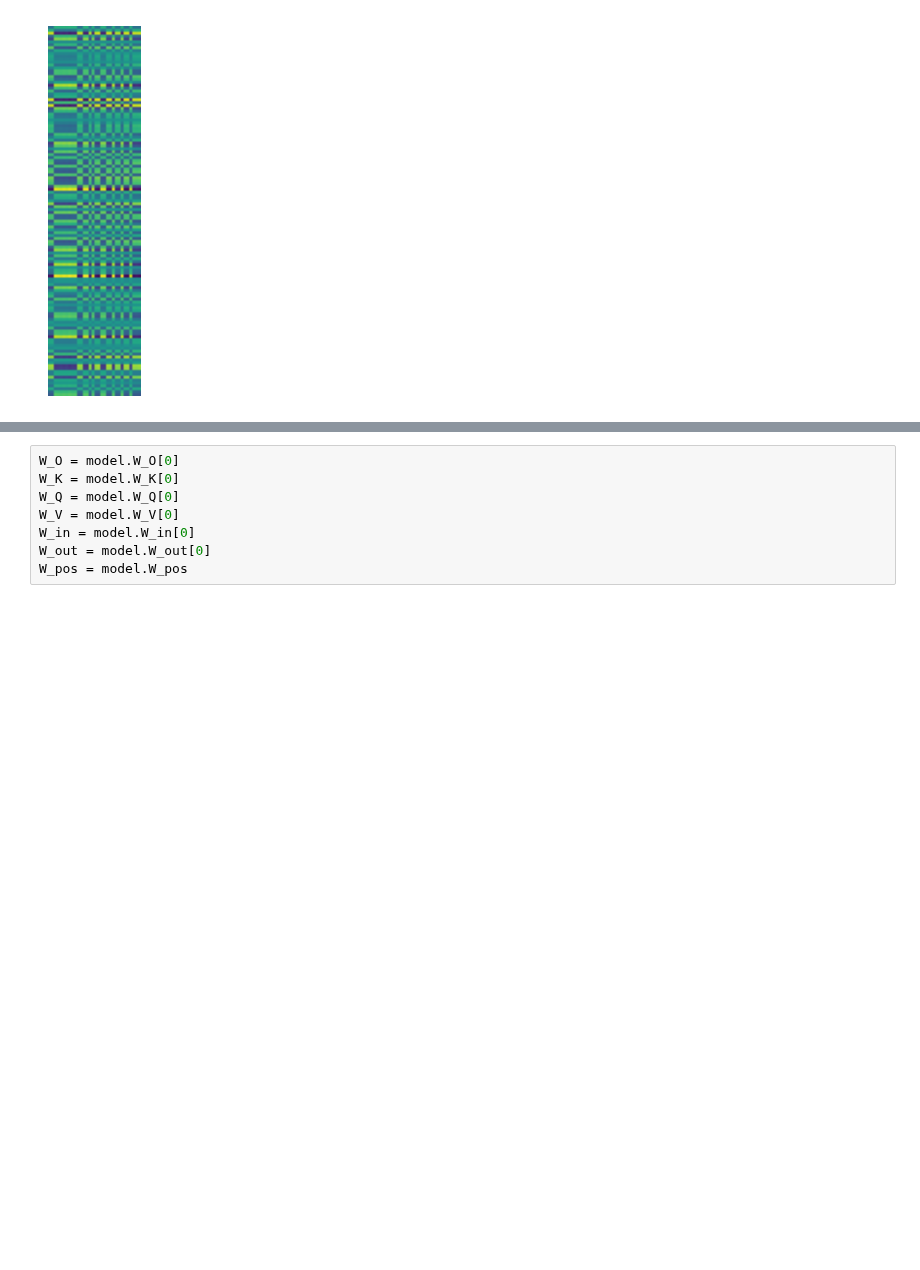
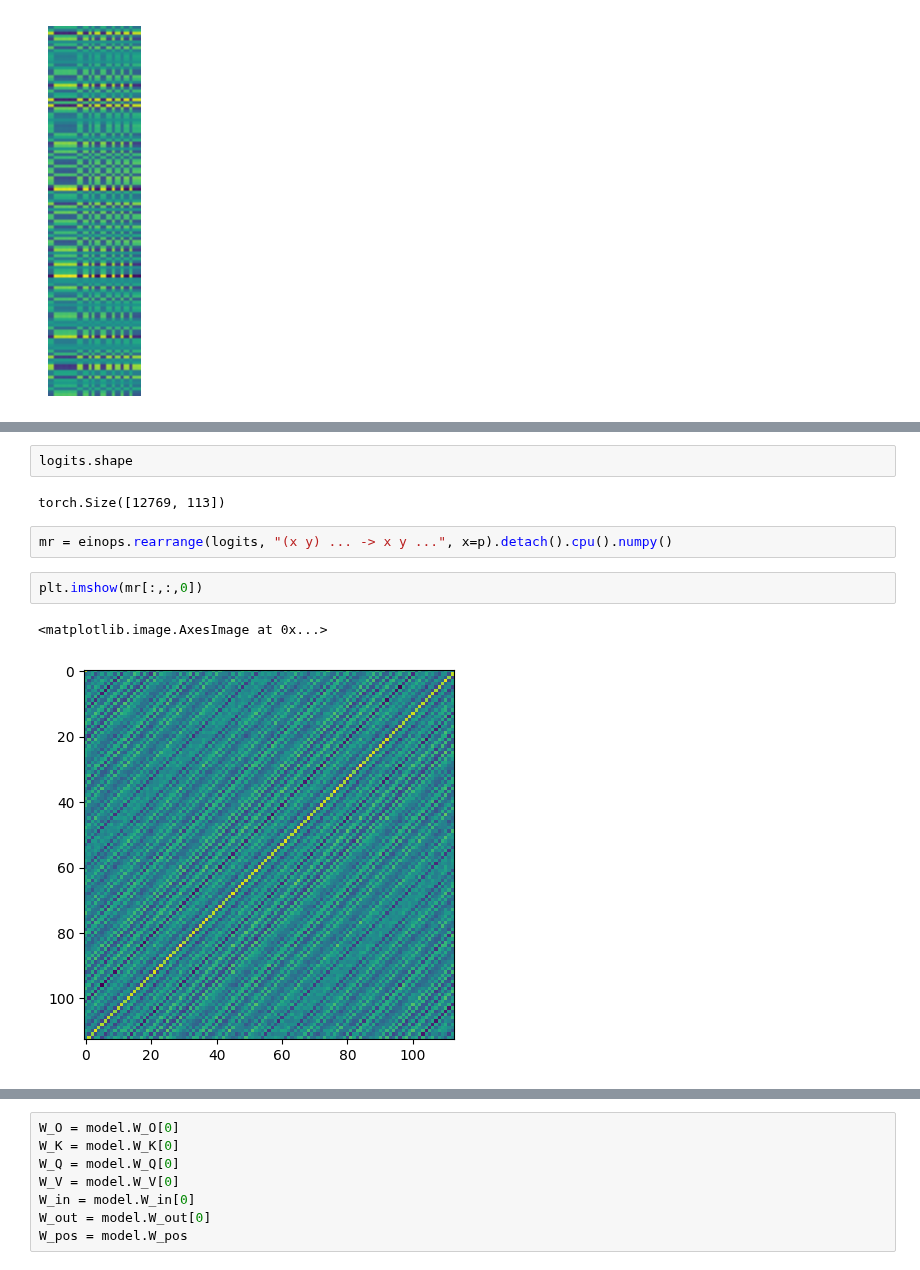
Before and after one commit to WelchLabs/videos, a Jupyter notebook: _2025/grokking/notebooks/grokking_hacking_8.ipynb, the cells around one changed output, grey strips where cells are left out. Saved outputs shown, nothing was run; the diff lists cells and outputs as text; blank space fills up the shorter version.

```diff
--- a/_2025/grokking/notebooks/grokking_hacking_8.ipynb
+++ b/_2025/grokking/notebooks/grokking_hacking_8.ipynb
@@ -183,0 +246,11 @@ for head_id in range(4):
+# %%
+logits.shape
+# %% [output]
+torch.Size([12769, 113])
+# %%
+mr = einops.rearrange(logits, "(x y) ... -> x y ...", x=p).detach().cpu().numpy()
+# %%
+plt.imshow(mr[:,:,0])
+# %% [output]
+<matplotlib.image.AxesImage at 0x...>
+[figure, added]
```
Also changed, not shown: parts of 5 cells of this notebook, 2 other files.
